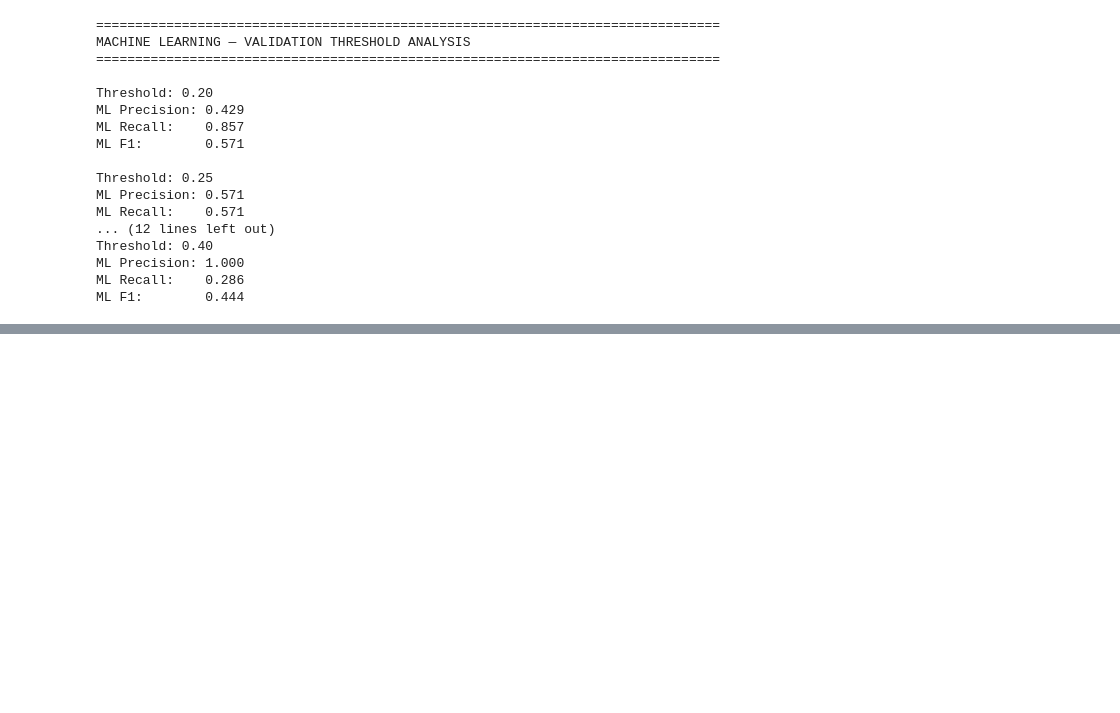
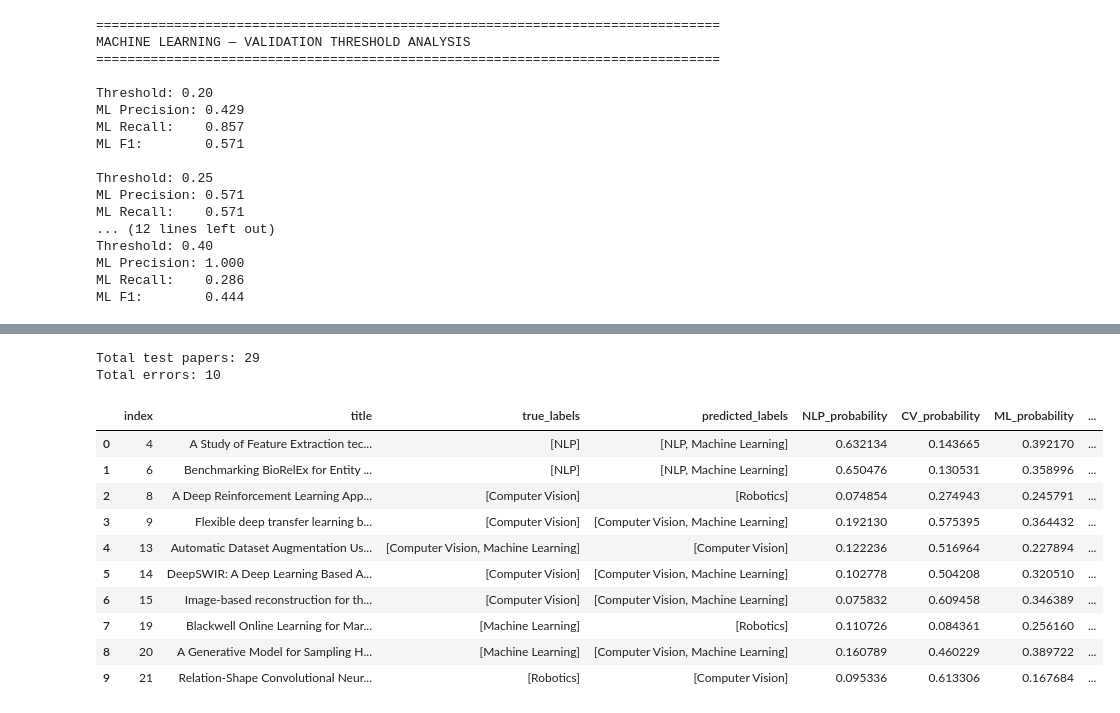
Before and after one commit to ayberkpalta/LLM-A-to-Z, a Jupyter notebook: ResearchMindAI_project/notebooks/04_text_prep.ipynb, the cells around one changed output, grey strips where cells are left out. Saved outputs shown, nothing was run; the diff lists cells and outputs as text; code cells hidden in the pictures; blank space fills up the shorter version.

Commit message:
compare embed

```diff
--- a/ResearchMindAI_project/notebooks/04_text_prep.ipynb
+++ b/ResearchMindAI_project/notebooks/04_text_prep.ipynb
@@ -1390,0 +1456,4 @@ ML F1:        0.444
+# %%
+ngram_preds = (
+    ngram_probs >= 0.30
+).astype(int)
@@ -1390,0 +1966,7 @@ ML F1:        0.444
+# %%
+X_test_embedding = embedding_model.encode(
+    test_texts,
+    show_progress_bar=True
+)
+
+print("Test embedding shape:", X_test_embedding.shape)
@@ -1390,0 +2016,9 @@ ML F1:        0.444
+# %%
+Y_test_embedding_proba = final_embedding_model.predict_proba(
+    X_test_embedding
+)
+
+print("Test probability shape:", Y_test_embedding_proba.shape)
+
+print("\nFirst 5 test probabilities:")
+print(Y_test_embedding_proba[:5])
@@ -1390,0 +2174,52 @@ ML F1:        0.444
+# %%
+import pandas as pd
+
+error_rows = []
+
+for i in range(len(test_papers)):
+
+    true_labels = [
+        label_names[j]
+        for j in range(len(label_names))
+        if Y_test[i][j] == 1
+    ]
+
+    predicted_labels = [
+        label_names[j]
+        for j in range(len(label_names))
+        if Y_test_embedding_pred[i][j] == 1
+    ]
+
+    if true_labels != predicted_labels:
+
+        error_rows.append({
+            "index": i,
+            "title": test_papers[i]["title"],
+            "true_labels": true_labels,
+            "predicted_labels": predicted_labels,
+            "NLP_probability": Y_test_embedding_proba[i][0],
+            "CV_probability": Y_test_embedding_proba[i][1],
+            "ML_probability": Y_test_embedding_proba[i][2],
+            "Robotics_probability": Y_test_embedding_proba[i][3]
+        })
+
+error_df = pd.DataFrame(error_rows)
+
+print("Total test papers:", len(test_papers))
+print("Total errors:", len(error_df))
+
+error_df
+# %% [output]
+Total test papers: 29
+Total errors: 10
+|  | index | title | true_labels | predicted_labels | NLP_probability | CV_probability | ML_probability | ... |
+| 0 | 4 | A Study of Feature Extraction tec... | [NLP] | [NLP, Machine Learning] | 0.632134 | 0.143665 | 0.392170 | ... |
+| 1 | 6 | Benchmarking BioRelEx for Entity ... | [NLP] | [NLP, Machine Learning] | 0.650476 | 0.130531 | 0.358996 | ... |
+| 2 | 8 | A Deep Reinforcement Learning App... | [Computer Vision] | [Robotics] | 0.074854 | 0.274943 | 0.245791 | ... |
+| 3 | 9 | Flexible deep transfer learning b... | [Computer Vision] | [Computer Vision, Machine Learning] | 0.192130 | 0.575395 | 0.364432 | ... |
+| 4 | 13 | Automatic Dataset Augmentation Us... | [Computer Vision, Machine Learning] | [Computer Vision] | 0.122236 | 0.516964 | 0.227894 | ... |
+| 5 | 14 | DeepSWIR: A Deep Learning Based A... | [Computer Vision] | [Computer Vision, Machine Learning] | 0.102778 | 0.504208 | 0.320510 | ... |
+| 6 | 15 | Image-based reconstruction for th... | [Computer Vision] | [Computer Vision, Machine Learning] | 0.075832 | 0.609458 | 0.346389 | ... |
+| 7 | 19 | Blackwell Online Learning for Mar... | [Machine Learning] | [Robotics] | 0.110726 | 0.084361 | 0.256160 | ... |
+| 8 | 20 | A Generative Model for Sampling H... | [Machine Learning] | [Computer Vision, Machine Learning] | 0.160789 | 0.460229 | 0.389722 | ... |
+| 9 | 21 | Relation-Shape Convolutional Neur... | [Robotics] | [Computer Vision] | 0.095336 | 0.613306 | 0.167684 | ... |
```
Also changed, not shown: parts of 32 cells of this notebook, 2 other files.
